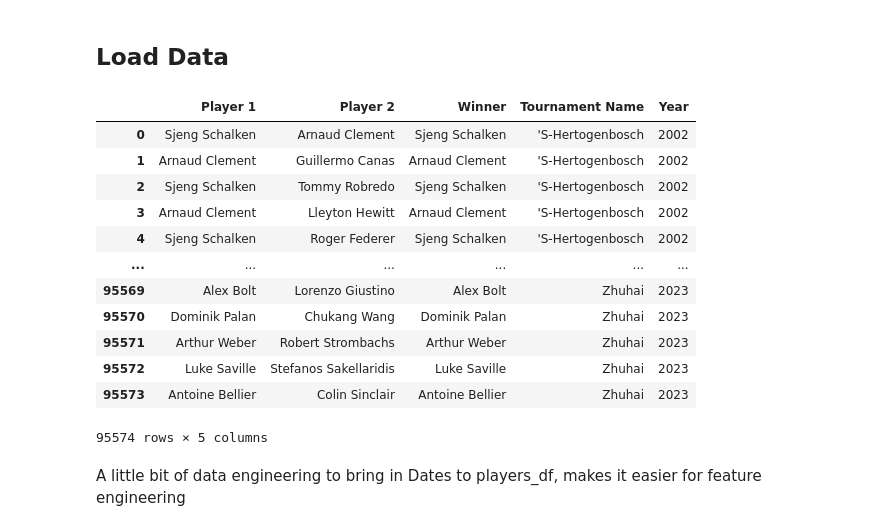
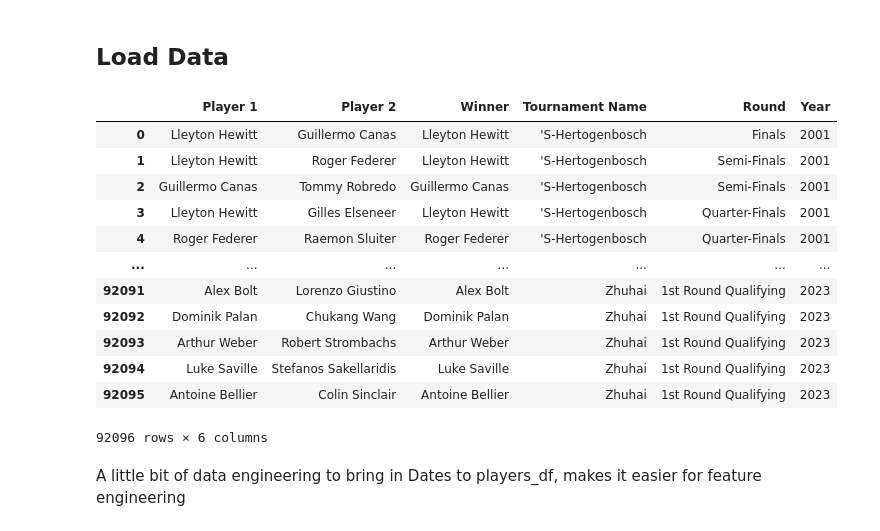
Before and after one commit to AmanPatel117/Tennis-Analytics-Project, a Jupyter notebook: Legacy Notebooks/legacy_fe_nb.ipynb, the cells around one changed output. Cells and saved outputs as stored; diff of their text form; code cells hidden in the pictures.

```diff
--- a/Legacy Notebooks/legacy_fe_nb.ipynb
+++ b/Legacy Notebooks/legacy_fe_nb.ipynb
@@ -13,26 +6,27 @@ import sys
 # %%
 tournaments_df = pd.read_csv('../Data/Staging/tournaments.csv').set_index(['Name', 'Year'])
 players_df = pd.read_csv('../Data/Staging/players.csv').set_index('Name')
+rankings_df = pd.read_csv('../Data/Staging/rankings.csv')
 
 matches_df = pd.read_csv('../Data/Staging/matches.csv')
 matches_df = matches_df.drop(matches_df.columns[[0]], axis = 1)
 # Dropping Byes
 matches_df = matches_df[(matches_df['Player 1'] != 'Bye') & (matches_df['Player 2'] != 'Bye')]
 matches_df
 # %% [output]
-|  | Player 1 | Player 2 | Winner | Tournament Name | Year |
-| 0 | Sjeng Schalken | Arnaud Clement | Sjeng Schalken | 'S-Hertogenbosch | 2002 |
-| 1 | Arnaud Clement | Guillermo Canas | Arnaud Clement | 'S-Hertogenbosch | 2002 |
-| 2 | Sjeng Schalken | Tommy Robredo | Sjeng Schalken | 'S-Hertogenbosch | 2002 |
-| 3 | Arnaud Clement | Lleyton Hewitt | Arnaud Clement | 'S-Hertogenbosch | 2002 |
-| 4 | Sjeng Schalken | Roger Federer | Sjeng Schalken | 'S-Hertogenbosch | 2002 |
-| ... | ... | ... | ... | ... | ... |
-| 95569 | Alex Bolt | Lorenzo Giustino | Alex Bolt | Zhuhai | 2023 |
-| 95570 | Dominik Palan | Chukang Wang | Dominik Palan | Zhuhai | 2023 |
-| 95571 | Arthur Weber | Robert Strombachs | Arthur Weber | Zhuhai | 2023 |
-| 95572 | Luke Saville | Stefanos Sakellaridis | Luke Saville | Zhuhai | 2023 |
-| 95573 | Antoine Bellier | Colin Sinclair | Antoine Bellier | Zhuhai | 2023 |
+|  | Player 1 | Player 2 | Winner | Tournament Name | Round | Year |
+| 0 | Lleyton Hewitt | Guillermo Canas | Lleyton Hewitt | 'S-Hertogenbosch | Finals | 2001 |
+| 1 | Lleyton Hewitt | Roger Federer | Lleyton Hewitt | 'S-Hertogenbosch | Semi-Finals | 2001 |
+| 2 | Guillermo Canas | Tommy Robredo | Guillermo Canas | 'S-Hertogenbosch | Semi-Finals | 2001 |
+| 3 | Lleyton Hewitt | Gilles Elseneer | Lleyton Hewitt | 'S-Hertogenbosch | Quarter-Finals | 2001 |
+| 4 | Roger Federer | Raemon Sluiter | Roger Federer | 'S-Hertogenbosch | Quarter-Finals | 2001 |
+| ... | ... | ... | ... | ... | ... | ... |
+| 92091 | Alex Bolt | Lorenzo Giustino | Alex Bolt | Zhuhai | 1st Round Qualifying | 2023 |
+| 92092 | Dominik Palan | Chukang Wang | Dominik Palan | Zhuhai | 1st Round Qualifying | 2023 |
+| 92093 | Arthur Weber | Robert Strombachs | Arthur Weber | Zhuhai | 1st Round Qualifying | 2023 |
+| 92094 | Luke Saville | Stefanos Sakellaridis | Luke Saville | Zhuhai | 1st Round Qualifying | 2023 |
+| 92095 | Antoine Bellier | Colin Sinclair | Antoine Bellier | Zhuhai | 1st Round Qualifying | 2023 |
-95574 rows × 5 columns
+92096 rows × 6 columns
 # %% [markdown]
 A little bit of data engineering to bring in Dates to players_df, makes it easier for feature engineering
 # %%
```
Also changed, not shown: parts of 7 cells of this notebook.
